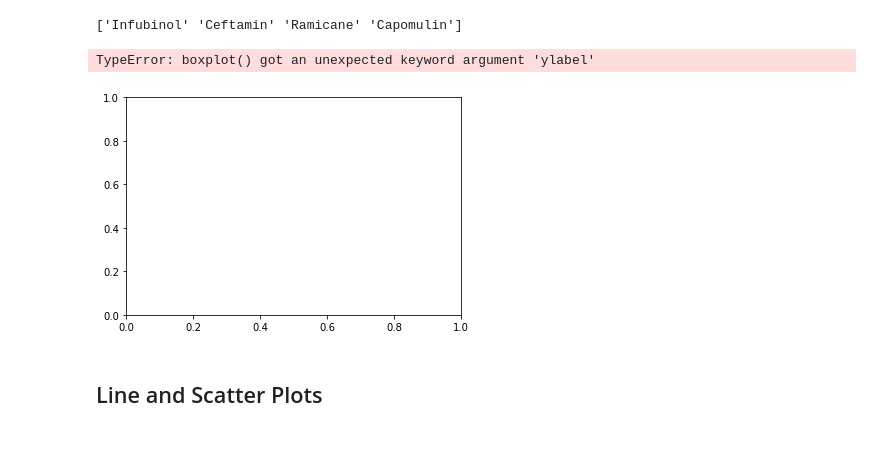
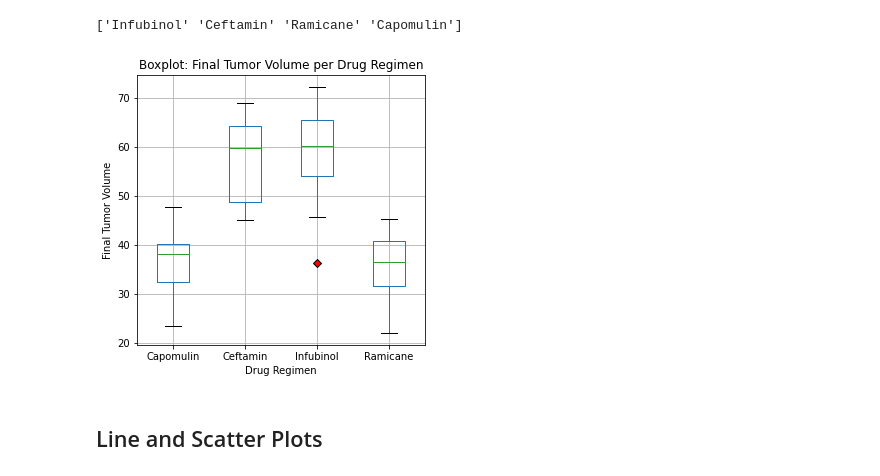
Before and after one commit to sunwoo-kim20/matplotlib-challenge, a Jupyter notebook: Pymaceuticals/pymaceuticals_starter.ipynb, the cells around one changed output. Cells and saved outputs as stored; diff of their text form; code cells hidden in the pictures; blank space fills up the shorter version.

Commit message:
created boxplot

```diff
--- a/Pymaceuticals/pymaceuticals_starter.ipynb
+++ b/Pymaceuticals/pymaceuticals_starter.ipynb
@@ -231,14 +246,28 @@ print(treatments)
 ['Infubinol' 'Ceftamin' 'Ramicane' 'Capomulin']
 # %%
 # Generate a box plot of the final tumor volume of each mouse across four regimens of interest
+
+# Create dictionary with style format for outliers
 outlier_format = dict(markerfacecolor = 'r', marker = 'D')
-final_tumor_vol_df.boxplot(column = 'Tumor Volume (mm3)', by = 'Drug Regimen',
-                           flierprops = outlier_format, ylabel = 'Final Tumor Volume')
-plt.title('Boxplot for Final Tumor Volume by Druge Regimen')
+
+# Create plot
+tumor_boxplot = final_tumor_vol_df.boxplot(column = 'Tumor Volume (mm3)',
+                           by = 'Drug Regimen',
+                           flierprops = outlier_format,
+                           figsize = (5,5))
+
+# Get rid of autogenerated titles
+plt.suptitle('')
+tumor_boxplot.get_figure().gca().set_title("")
+
+# Add labels and title
+plt.ylabel('Final Tumor Volume')
+plt.title('Boxplot: Final Tumor Volume per Drug Regimen')
+
+# Display plot
 plt.show()
 # %% [output]
-TypeError: boxplot() got an unexpected keyword argument 'ylabel'
-[figure, old version]
+[figure, new version]
 # %% [markdown]
 ## Line and Scatter Plots
 # %%
```
Also changed, not shown: parts of 1 cell of this notebook.
